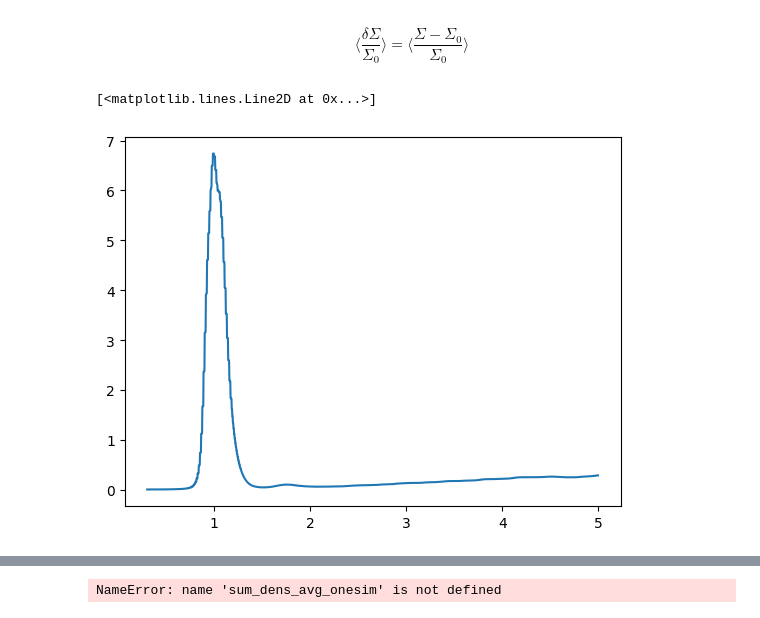
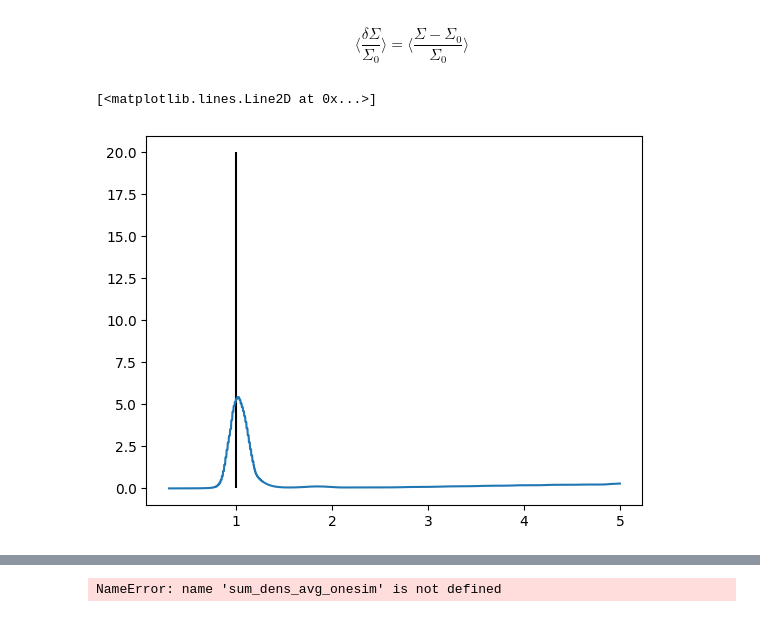
Before and after one commit to SudatKhan/dust_dynamics, a Jupyter notebook: gas_test_analysis.ipynb, the cells around one changed output, grey strips where cells are left out. Cells and saved outputs as stored; diff of their text form; code cells hidden in the pictures.

```diff
--- a/gas_test_analysis.ipynb
+++ b/gas_test_analysis.ipynb
@@ -20,7 +20,7 @@ print(f"x1 = {x1:.15f}")
 # %% [output]
 x1 = 1.007353495539222
 # %%
-data = athena_read.athdf('/Users/skhan/dust_sim/disk.out1.00100.athdf')
+data = athena_read.athdf('/Users/skhan/dust_sim2/disk.out1.00150.athdf')
 dens = data.get('rho')[0]
 dens_dust = data.get('dust_1_rho')[0]
 r_c = data.get('x1v')
@@ -174,11 +180,12 @@ ani.save("athena_disk_movie2.gif", writer='pillow', fps=5)
 $$\langle \frac{\delta \Sigma}{\Sigma_0} \rangle = \langle \frac{\Sigma - \Sigma_0}{\Sigma_0} \rangle$$
 # %%
 vortensity_0 = np.sqrt(1.0) / (2 * (r_c**(-1.5)))
+plt.vlines(1.0, 0.0, 20, color='black')
 
 plt.plot(r_c, np.average(vortensity, axis=0))
 # %% [output]
 [<matplotlib.lines.Line2D at 0x...>]
-[figure, old version]
+[figure, new version]
 # %%
 orbits = np.array([])
 index = 0
```
Also changed, not shown: parts of 8 cells of this notebook.
